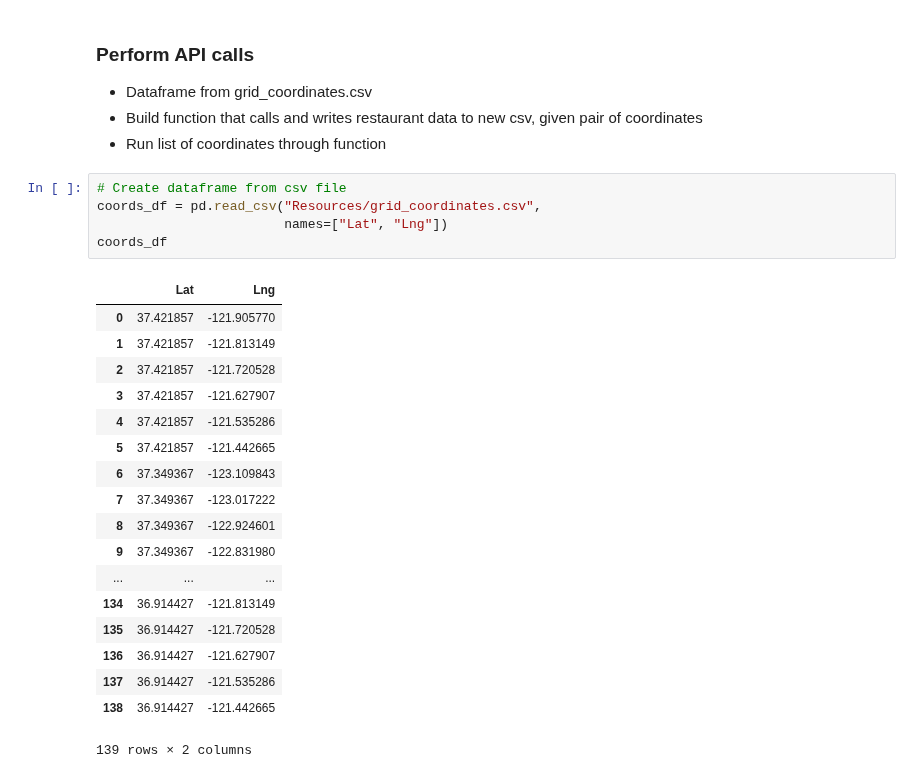
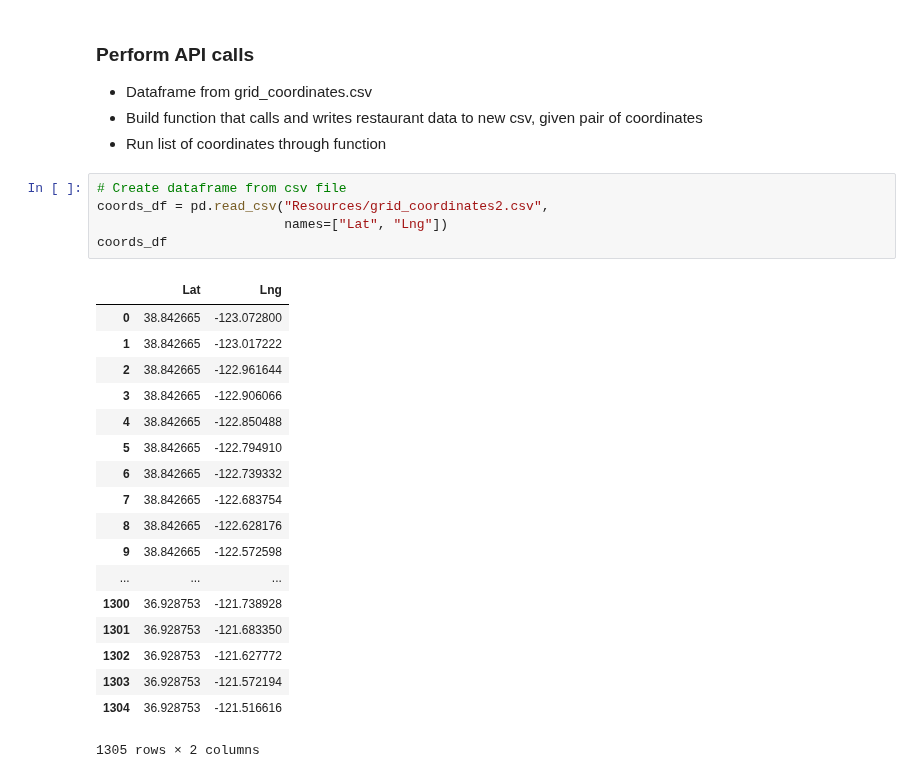
Before and after one commit to lquasem/Project-1, a Jupyter notebook: calls_by_coord.ipynb, the cells around one changed output. Drawn from its saved outputs; the diff is of its cells as text.

```diff
--- a/calls_by_coord.ipynb
+++ b/calls_by_coord.ipynb
@@ -34,28 +34,28 @@ from api_keys import api_key
 - Run list of coordinates through function
 # %%
 # Create dataframe from csv file
-coords_df = pd.read_csv("Resources/grid_coordinates.csv",
+coords_df = pd.read_csv("Resources/grid_coordinates2.csv",
                         names=["Lat", "Lng"])
 coords_df
 # %% [output]
 |  | Lat | Lng |
-| 0 | 37.421857 | -121.905770 |
-| 1 | 37.421857 | -121.813149 |
-| 2 | 37.421857 | -121.720528 |
-| 3 | 37.421857 | -121.627907 |
-| 4 | 37.421857 | -121.535286 |
-| 5 | 37.421857 | -121.442665 |
-| 6 | 37.349367 | -123.109843 |
-| 7 | 37.349367 | -123.017222 |
-| 8 | 37.349367 | -122.924601 |
-| 9 | 37.349367 | -122.831980 |
+| 0 | 38.842665 | -123.072800 |
+| 1 | 38.842665 | -123.017222 |
+| 2 | 38.842665 | -122.961644 |
+| 3 | 38.842665 | -122.906066 |
+| 4 | 38.842665 | -122.850488 |
+| 5 | 38.842665 | -122.794910 |
+| 6 | 38.842665 | -122.739332 |
+| 7 | 38.842665 | -122.683754 |
+| 8 | 38.842665 | -122.628176 |
+| 9 | 38.842665 | -122.572598 |
 | ... | ... | ... |
-| 134 | 36.914427 | -121.813149 |
-| 135 | 36.914427 | -121.720528 |
-| 136 | 36.914427 | -121.627907 |
-| 137 | 36.914427 | -121.535286 |
-| 138 | 36.914427 | -121.442665 |
+| 1300 | 36.928753 | -121.738928 |
+| 1301 | 36.928753 | -121.683350 |
+| 1302 | 36.928753 | -121.627772 |
+| 1303 | 36.928753 | -121.572194 |
+| 1304 | 36.928753 | -121.516616 |
-139 rows × 2 columns
+1305 rows × 2 columns
 # %%
 # Function returns up to 1000 restaurant listings for input coordinates
 def get_restaurants(lat, lng, api_key):
```
Also changed, not shown: parts of 7 cells of this notebook, 2 other files.
